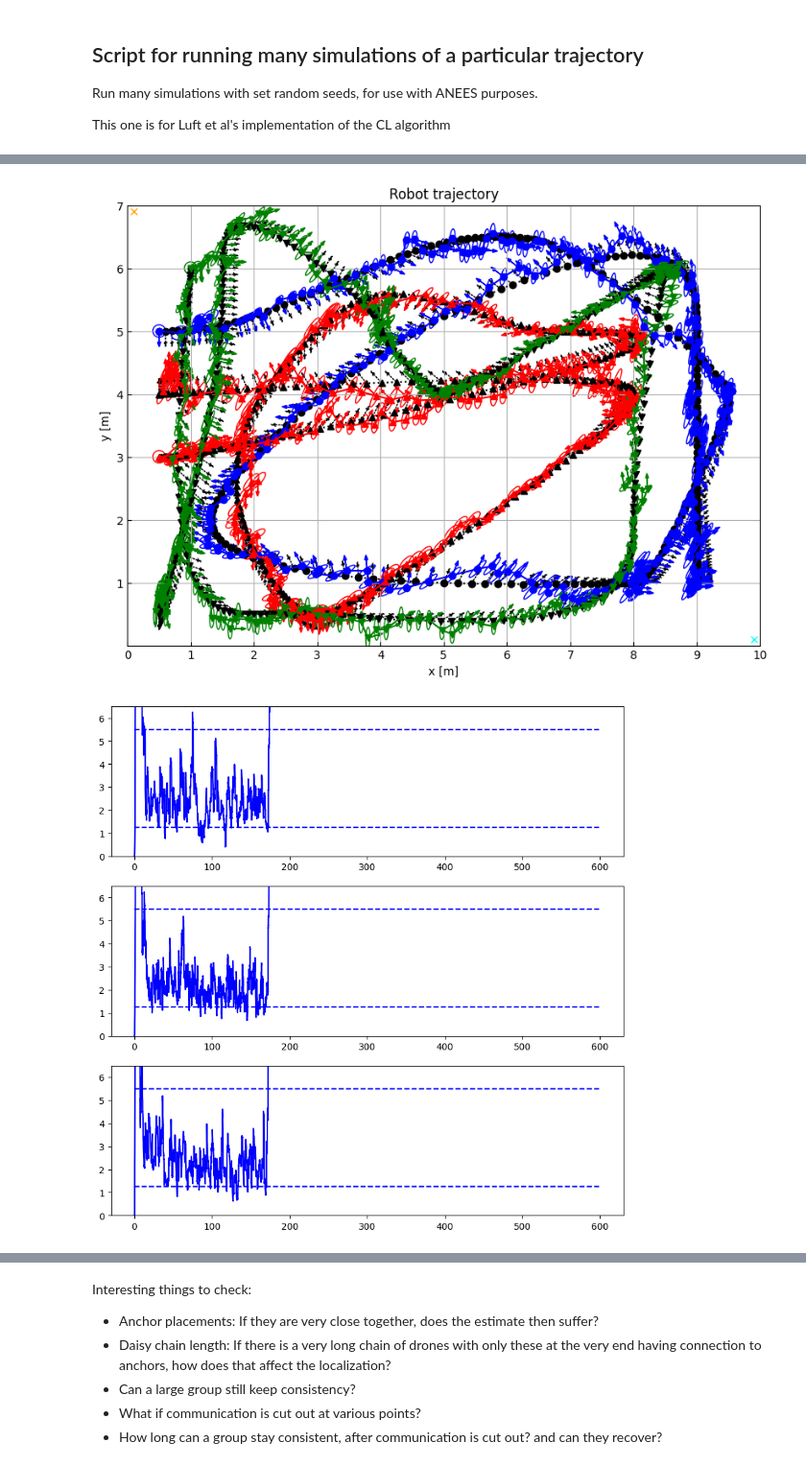
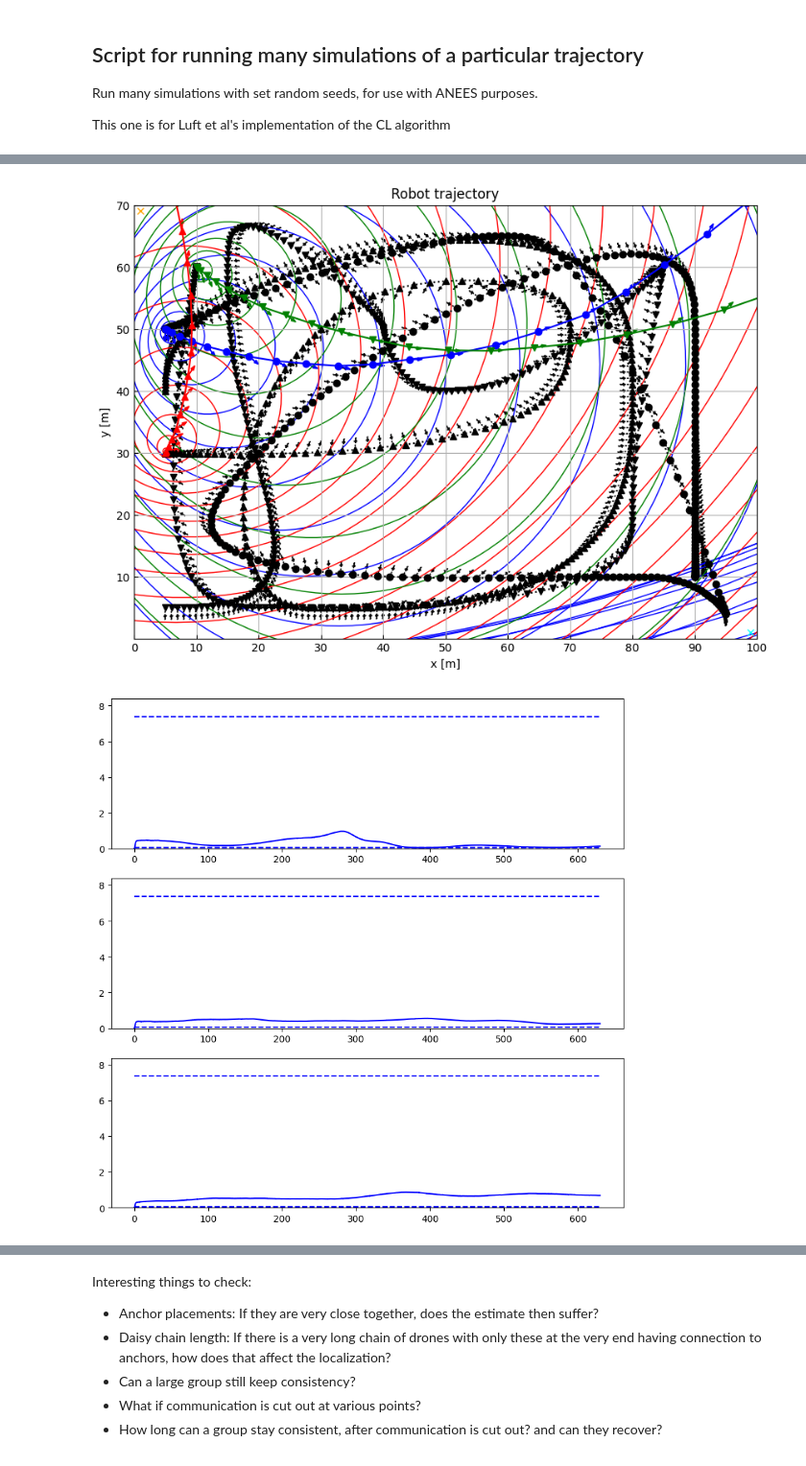
Before and after one commit to MarcusLariJ/UWB_Rasberry, a Jupyter notebook: Sim/run_anees.ipynb, the cells around one changed output, grey strips where cells are left out. Shown: that part at 96% size. Cells and saved outputs as stored; diff of their text form; code cells hidden in the pictures.

```diff
--- a/Sim/run_anees.ipynb
+++ b/Sim/run_anees.ipynb
@@ -31,12 +31,12 @@ R_a = 0.004
 
 Q=np.diag([0.1, 8.0, 8.0, 0.000001, 0.00001, 0.00001])
 R=np.diag([R_b, R_r, R_w, R_a, R_a]) # approx vaules from datasheets
-P=np.diag([0.01,0.01,0.01,0.01,0.01,0.01,0.01,0.01,0.0004,0.01,0.01]) # Initialize with system noise for bias
+P=np.diag([0.01,0.01,0.01,0.01,0.01,0.01,0.01,0.01,0.0004,0.1,0.1]) # Initialize with system noise for bias
 
 anchor1 = sim.Anchor(x0=xanc1)
 anchor2 = sim.Anchor(x0=xanc2)
 # %%
-list_seeds = [1061, 1, 19001, 7871871, 2289]
+list_seeds = [1061]
 #1061, 1, 19001, 7871871, 2289
 seeds_num = len(list_seeds)
 x_logL1 = np.zeros((mf.STATE_LEN, pos_len, seeds_num))
@@ -46,9 +46,16 @@ P_logL2 = np.zeros((mf.STATE_LEN, mf.STATE_LEN, pos_len, seeds_num))
 x_logL3 = np.zeros((mf.STATE_LEN, pos_len, seeds_num))
 P_logL3 = np.zeros((mf.STATE_LEN, mf.STATE_LEN, pos_len, seeds_num))
 
+sr = R_r
+sb = R_b
+
+sr=0
+sb=0
+sim_max_dist = 50
+
 for j in range(len(list_seeds)):
     print("seed: " + str(list_seeds[j]))
-    bias_vec = np.array([[0.07],[0.2],[0.2]])
+    bias_vec = np.array([[0.07],[0.2],[0.2]]) # np.array([[0.0],[0],[0]])
     timu1 = y_IMU1_base.copy()
     timu2 = y_IMU2_base.copy()
     timu3 = y_IMU3_base.copy()
@@ -71,15 +78,15 @@ for j in range(len(list_seeds)):
         # First module:
         if (i > 0 and i % 100 == 0):
             print("robot1 update at " + str(i))
-            hfunc.updateAllLuft(robotL1, [anchor1], [robotL2], sr=R_r, sb=R_b)
+            hfunc.updateAllLuft(robotL1, [], [], sr=sr, sb=sb, max_dist=sim_max_dist)
         # Second module:
         if (i > 0 and (i+33) % 100 == 0):
             print("robot2 update at " + str(i))
-            hfunc.updateAllLuft(robotL2, [], [robotL1, robotL3], sr=R_r, sb=R_b)
+            hfunc.updateAllLuft(robotL2, [], [], sr=sr, sb=sb, max_dist=sim_max_dist)
         # Third module:
         if (i > 0 and (i+66) % 100 == 0):
             print("robot3 update at " + str(i))
-            hfunc.updateAllLuft(robotL3, [anchor2], [robotL2], sr=R_r, sb=R_b)
+            hfunc.updateAllLuft(robotL3, [], [], sr=sr, sb=sb, max_dist=sim_max_dist)
 
     # Save estimates and covariances:
     x_logL1[:,:,j] = robotL1.x_log
@@ -126,37 +133,39 @@ anchor2.draw_position(ax, color='cyan')
 
 #ax.legend(['Robot 1 reference', 'Robot 2 reference', 'Robot 3 reference', 'Robot 1 path', 'Robot 2 path', 'Robot 3 path'])
 # %% [output]
-[figure, old version]
+[figure, new version]
 # %%
 # Plot metrics:
 # ANEES analysis
 # If higher than confidence interval, then the estimate is overconfident
 fig, axs2 = plt.subplots(3, figsize=(10,10))
-anees_sel = np.array([[True],[False],[False]])
-pos_ind = [0, 2, 3]
+#anees_sel = np.array([[True],[False],[False]])
+#pos_ind = [0, 2, 3]
+anees_sel = np.array([[False],[False]])
+pos_ind = [2, 3]
 rp.plot_ANEES(axs2[0],
              x_est=x_logL1[pos_ind,:],
-             x_true=robotL1.path[:3,:],
+             x_true=robotL1.path[1:3,:],
              P=P_logL1[np.ix_(pos_ind, pos_ind)],
              rad_sel=anees_sel,
              dt=dt,
              prob=0.95)
 rp.plot_ANEES(axs2[1],
              x_est=x_logL2[pos_ind,:],
-             x_true=robotL2.path[:3,:],
+             x_true=robotL2.path[1:3,:],
              P=P_logL2[np.ix_(pos_ind, pos_ind)],
              rad_sel=anees_sel,
              dt=dt,
              prob=0.95)
 rp.plot_ANEES(axs2[2],
              x_est=x_logL3[pos_ind,:],
-             x_true=robotL3.path[:3,:],
+             x_true=robotL3.path[1:3,:],
              P=P_logL3[np.ix_(pos_ind, pos_ind)],
              rad_sel=anees_sel,
              dt=dt,
              prob=0.95)
 # %% [output]
-[figure, old version]
+[figure, new version]
 # %%
 # Plot RMSE errors:
 fig, axs3 = plt.subplots(3, figsize=(10,10))
```
Also changed, not shown: parts of 2 cells of this notebook, 4 other files.
